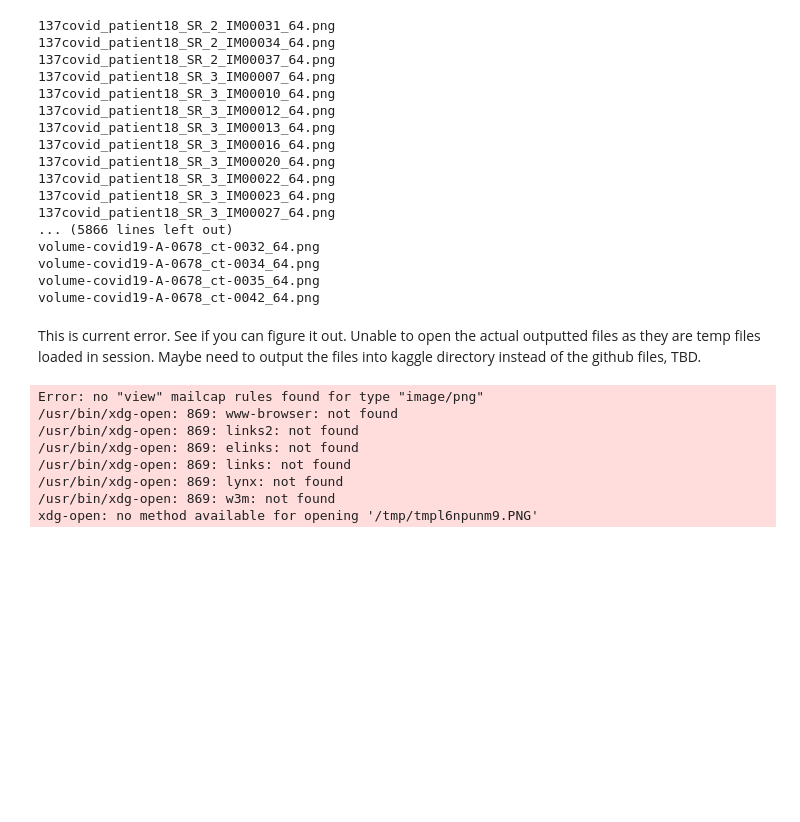
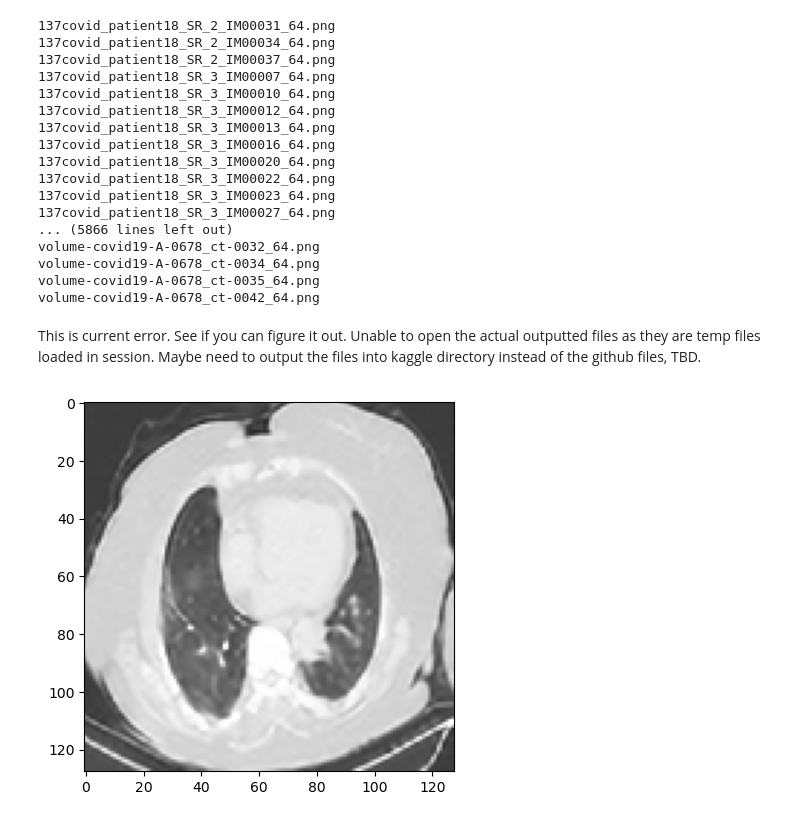
Before and after one commit to mhalbert/COVID19_SR_BinaryClassification, a Jupyter notebook: fawdn-implementation.ipynb, the cells around one changed output. Saved outputs shown, nothing was run; the diff lists cells and outputs as text; code cells hidden in the pictures; blank space fills up the shorter version.

Commit message:
Kaggle Notebook | fawdn_implementation | Version 8

```diff
--- a/fawdn-implementation.ipynb
+++ b/fawdn-implementation.ipynb
@@ -94,21 +90,12 @@ volume-covid19-A-0678_ct-0035_64.png
 volume-covid19-A-0678_ct-0042_64.png
 # %% [markdown]
 This is current error. See if you can figure it out. Unable to open the actual outputted files as they are temp files loaded in session. Maybe need to output the files into kaggle directory instead of the github files, TBD.
-# %%
-import PIL
-from PIL import Image
-
-# open method used to open different extension image file
-im = Image.open(r"/kaggle/working/output/NCP_2697_2663_0008_64.png")
-
-# This method will show image in any image viewer
-im.show()
-# %% [output]
-Error: no "view" mailcap rules found for type "image/png"
-/usr/bin/xdg-open: 869: www-browser: not found
-/usr/bin/xdg-open: 869: links2: not found
-/usr/bin/xdg-open: 869: elinks: not found
-/usr/bin/xdg-open: 869: links: not found
-/usr/bin/xdg-open: 869: lynx: not found
-/usr/bin/xdg-open: 869: w3m: not found
-xdg-open: no method available for opening '/tmp/tmpl6npunm9.PNG'
+# %%
+%matplotlib inline
+import matplotlib.pyplot as plt
+import matplotlib.image as mpimg
+img = mpimg.imread('/kaggle/working/MyImage/FAWDN/x2/137covid_patient18_SR_2_IM00031_64.png')
+imgplot = plt.imshow(img)
+plt.show()
+# %% [output]
+[figure, added]
```
Also changed, not shown: parts of 3 cells of this notebook.
